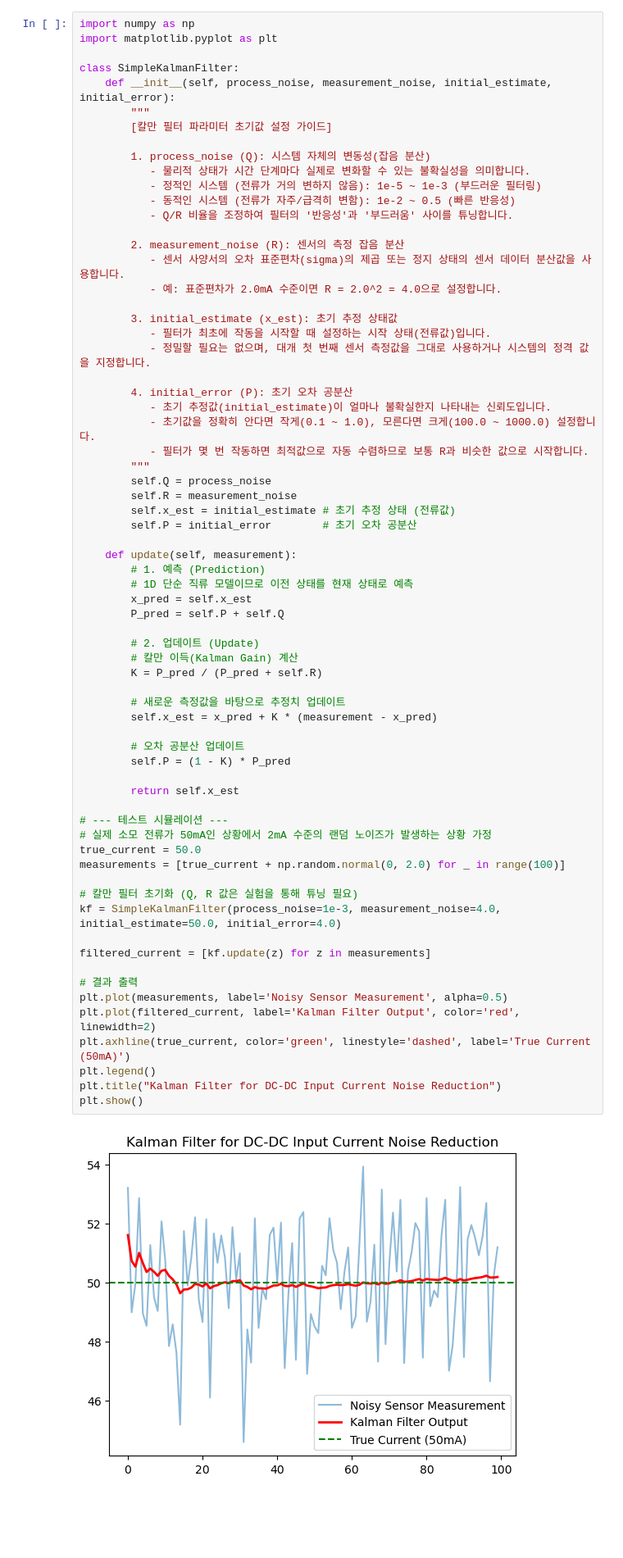
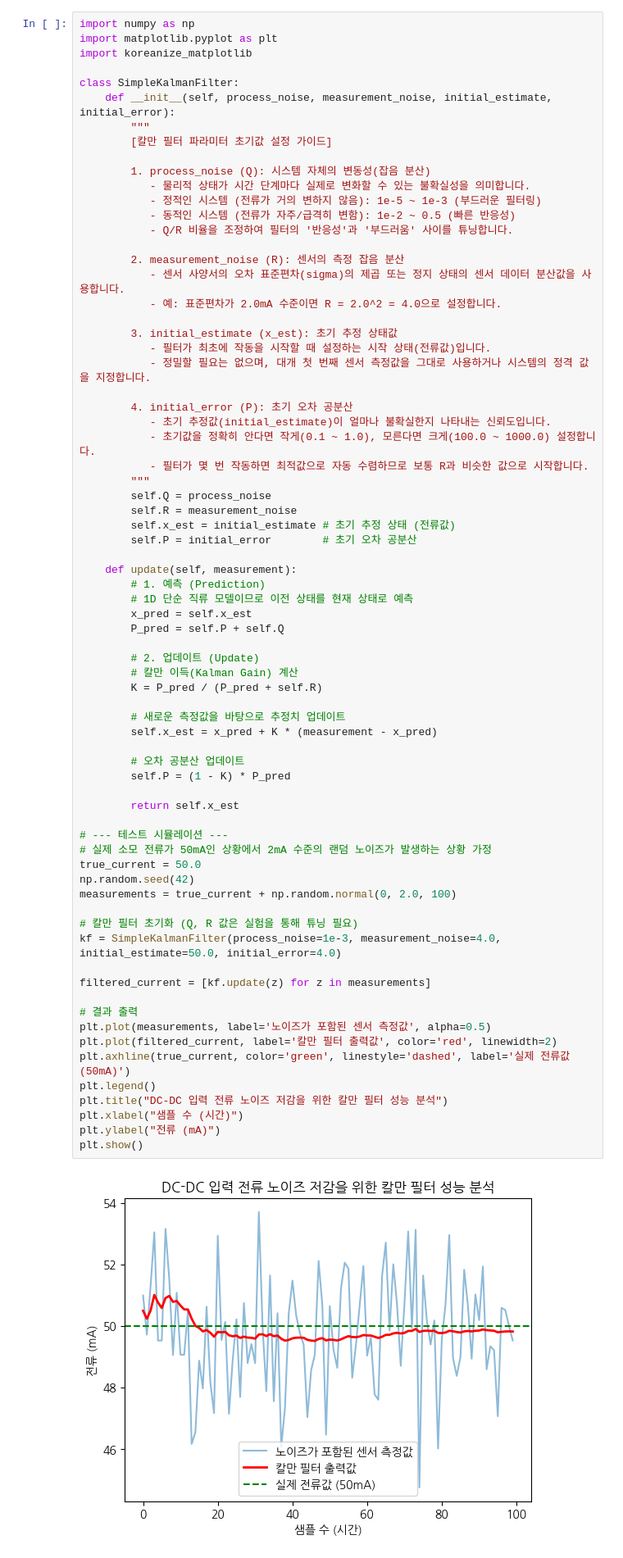
Before and after one commit to choiwinner/Kalman_Filter, a Jupyter notebook: kalman_filter_ex1.ipynb, the cells around one changed output. Shown at 82% size. Cells and saved outputs as stored; diff of their text form; blank space fills up the shorter version.

```diff
--- a/kalman_filter_ex1.ipynb
+++ b/kalman_filter_ex1.ipynb
@@ -1,6 +1,7 @@
 # %%
 import numpy as np
 import matplotlib.pyplot as plt
+import koreanize_matplotlib
 
 class SimpleKalmanFilter:
     def __init__(self, process_noise, measurement_noise, initial_estimate, initial_error):
@@ -35,39 +36,42 @@ class SimpleKalmanFilter:
         # 1. 예측 (Prediction)
         # 1D 단순 직류 모델이므로 이전 상태를 현재 상태로 예측
         x_pred = self.x_est
         P_pred = self.P + self.Q
 
         # 2. 업데이트 (Update)
         # 칼만 이득(Kalman Gain) 계산
         K = P_pred / (P_pred + self.R)
 
         # 새로운 측정값을 바탕으로 추정치 업데이트
         self.x_est = x_pred + K * (measurement - x_pred)
 
         # 오차 공분산 업데이트
         self.P = (1 - K) * P_pred
 
         return self.x_est
 
 # --- 테스트 시뮬레이션 ---
 # 실제 소모 전류가 50mA인 상황에서 2mA 수준의 랜덤 노이즈가 발생하는 상황 가정
 true_current = 50.0
-measurements = [true_current + np.random.normal(0, 2.0) for _ in range(100)]
+np.random.seed(42)
+measurements = true_current + np.random.normal(0, 2.0, 100)
 
 # 칼만 필터 초기화 (Q, R 값은 실험을 통해 튜닝 필요)
 kf = SimpleKalmanFilter(process_noise=1e-3, measurement_noise=4.0, initial_estimate=50.0, initial_error=4.0)
 
 filtered_current = [kf.update(z) for z in measurements]
 
 # 결과 출력
-plt.plot(measurements, label='Noisy Sensor Measurement', alpha=0.5)
-plt.plot(filtered_current, label='Kalman Filter Output', color='red', linewidth=2)
-plt.axhline(true_current, color='green', linestyle='dashed', label='True Current (50mA)')
+plt.plot(measurements, label='노이즈가 포함된 센서 측정값', alpha=0.5)
+plt.plot(filtered_current, label='칼만 필터 출력값', color='red', linewidth=2)
+plt.axhline(true_current, color='green', linestyle='dashed', label='실제 전류값 (50mA)')
 plt.legend()
-plt.title("Kalman Filter for DC-DC Input Current Noise Reduction")
+plt.title("DC-DC 입력 전류 노이즈 저감을 위한 칼만 필터 성능 분석")
+plt.xlabel("샘플 수 (시간)")
+plt.ylabel("전류 (mA)")
 plt.show()
 # %% [output]
-[figure, old version]
+[figure, new version]
 # %%
 measurements
 # %% [output]
```
Also changed, not shown: parts of 2 cells of this notebook, 1 other file.
